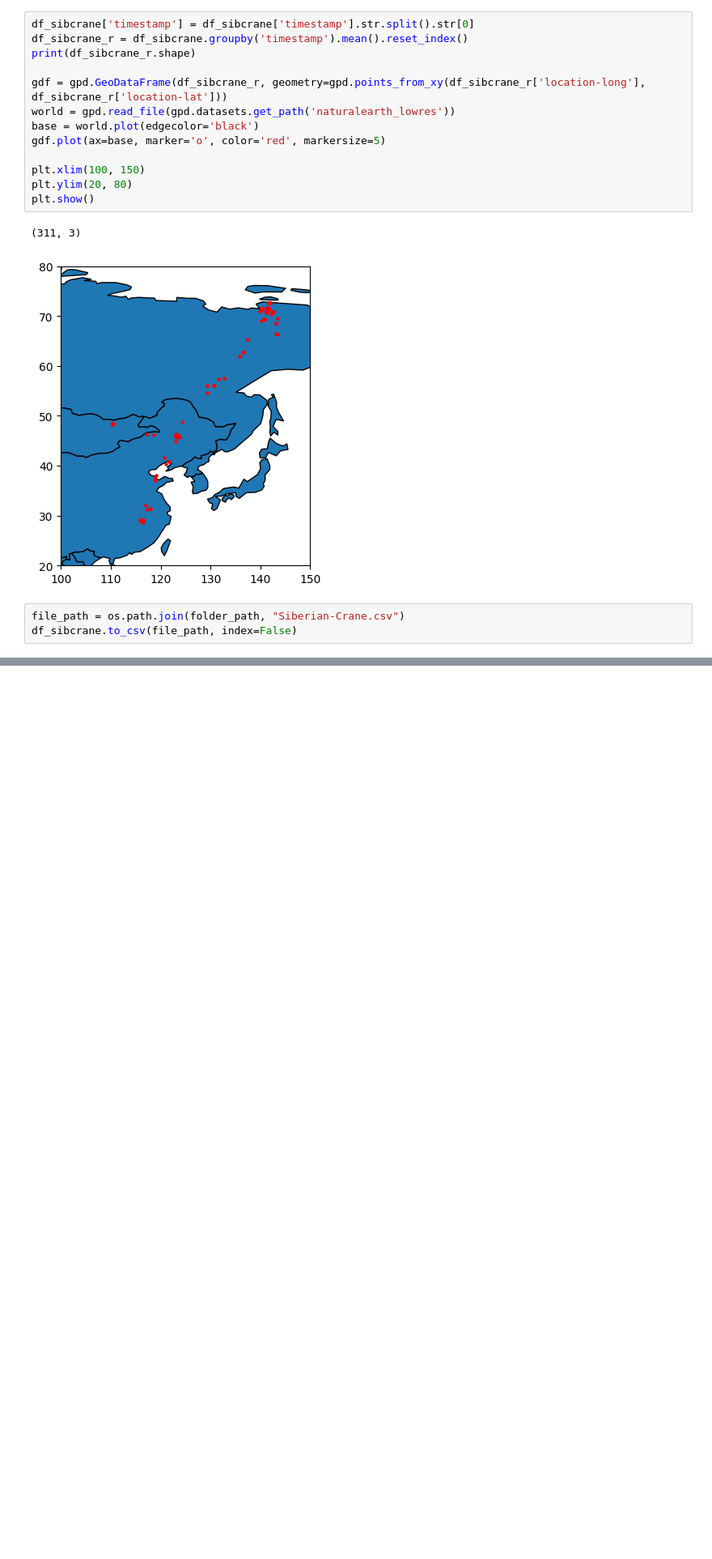
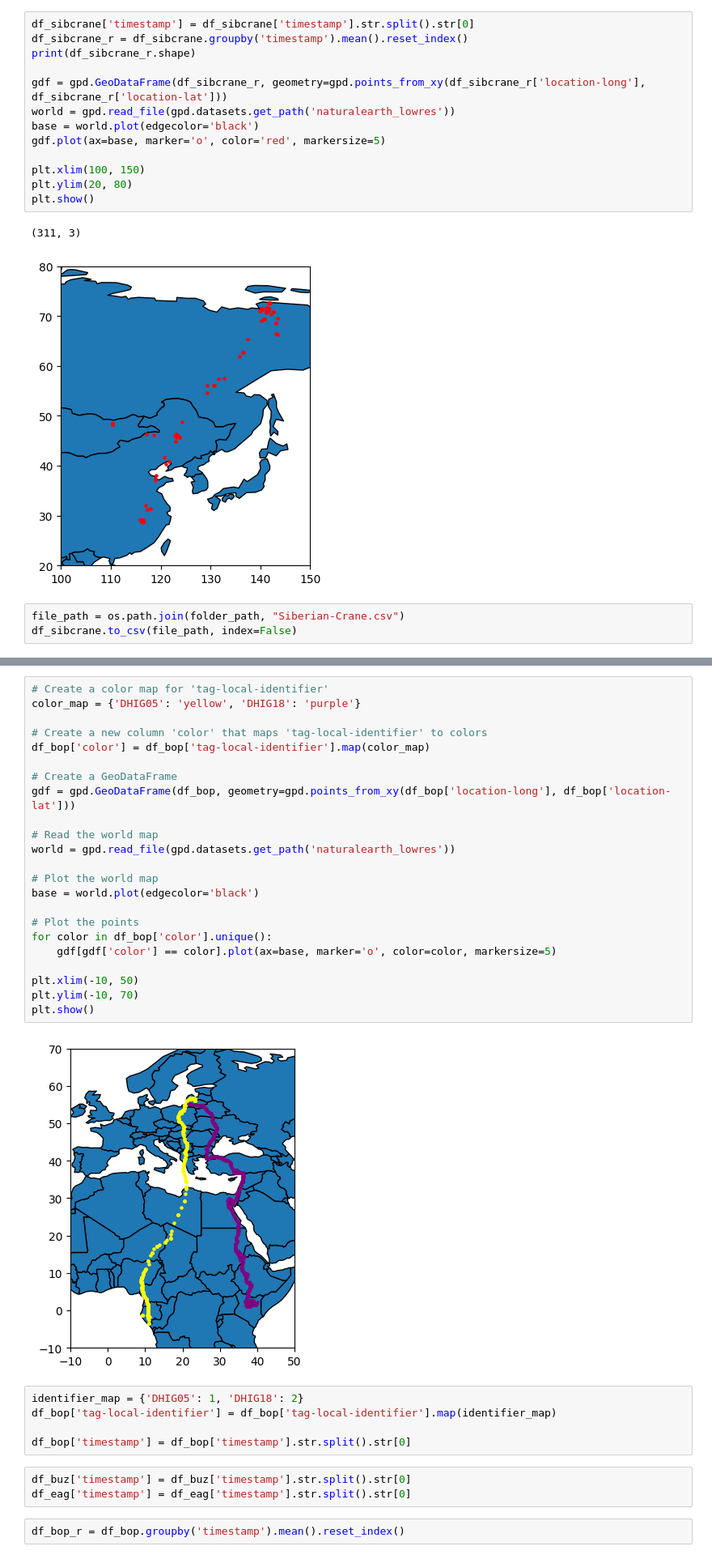
Before and after one commit to YYashraj/Bird-MIgration-Network, a Jupyter notebook: Just Some Exploration/Movebank/construct.ipynb, the cells around one changed output, grey strips where cells are left out. Shown at 81% size. Cells and saved outputs as stored; diff of their text form; blank space fills up the shorter version.

```diff
--- a/Just Some Exploration/Movebank/construct.ipynb
+++ b/Just Some Exploration/Movebank/construct.ipynb
@@ -259,0 +301,35 @@ df_sibcrane.to_csv(file_path, index=False)
+# %%
+# Create a color map for 'tag-local-identifier'
+color_map = {'DHIG05': 'yellow', 'DHIG18': 'purple'}
+
+# Create a new column 'color' that maps 'tag-local-identifier' to colors
+df_bop['color'] = df_bop['tag-local-identifier'].map(color_map)
+
+# Create a GeoDataFrame
+gdf = gpd.GeoDataFrame(df_bop, geometry=gpd.points_from_xy(df_bop['location-long'], df_bop['location-lat']))
+
+# Read the world map
+world = gpd.read_file(gpd.datasets.get_path('naturalearth_lowres'))
+
+# Plot the world map
+base = world.plot(edgecolor='black')
+
+# Plot the points
+for color in df_bop['color'].unique():
+    gdf[gdf['color'] == color].plot(ax=base, marker='o', color=color, markersize=5)
+
+plt.xlim(-10, 50)
+plt.ylim(-10, 70)
+plt.show()
+# %% [output]
+[figure, added]
+# %%
+identifier_map = {'DHIG05': 1, 'DHIG18': 2}
+df_bop['tag-local-identifier'] = df_bop['tag-local-identifier'].map(identifier_map)
+
+df_bop['timestamp'] = df_bop['timestamp'].str.split().str[0]
+# %%
+df_buz['timestamp'] = df_buz['timestamp'].str.split().str[0]
+df_eag['timestamp'] = df_eag['timestamp'].str.split().str[0]
+# %%
+df_bop_r = df_bop.groupby('timestamp').mean().reset_index()
```
Also changed, not shown: parts of 12 cells of this notebook, 4 other files.
